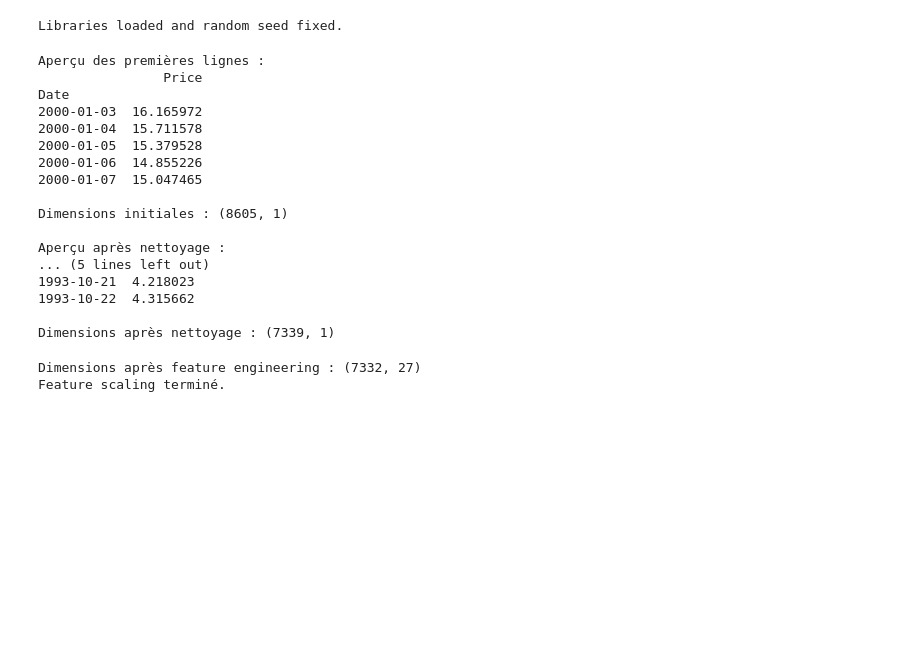
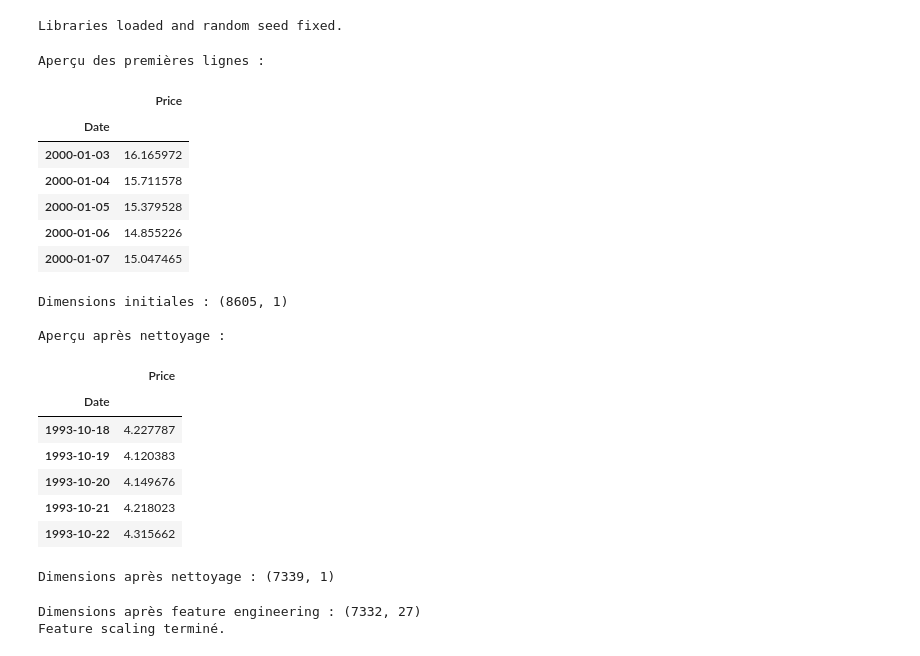
Before and after one commit to ugom2002/projet_DL, a Jupyter notebook: Projet_DL.ipynb, the cells around one changed output. Cells and saved outputs as stored; diff of their text form; code cells hidden in the pictures; blank space fills up the shorter version.

```diff
--- a/Projet_DL.ipynb
+++ b/Projet_DL.ipynb
@@ -58,51 +58,53 @@ Libraries loaded and random seed fixed.
 # URL des données
 url = "https://turinici.com/wp-content/uploads/cours/common/close_cac40_historical.csv"
 
 # Lecture du fichier CSV en ne chargeant que la colonne 'BNP.PA'
 df_raw = pd.read_csv(url, sep=";", usecols=["Date", "BNP.PA"])
 
 # Renommage des colonnes pour plus de clarté
 df_raw.rename(columns={"BNP.PA": "Price"}, inplace=True)
 
 # Conversion de la colonne 'Date' en format datetime (si ce n'est pas déjà le cas)
 df_raw['Date'] = pd.to_datetime(df_raw['Date'])
 
 # Définir la colonne 'Date' comme index
 df_raw.set_index("Date", inplace=True)
 
 # Affichage des premières lignes et dimensions
 print("\nAperçu des premières lignes :")
-print(df_raw.head())
+display(df_raw.head())
 print("\nDimensions initiales :", df_raw.shape)
 
 # Retirer les lignes contenant des NaN dans la colonne 'Price'
 df_raw.dropna(subset=["Price"], inplace=True)
 
 # Tri par index (date) pour s'assurer de l'ordre chronologique
 df_raw.sort_index(inplace=True)
 
 # Vérification après nettoyage
 print("\nAperçu après nettoyage :")
-print(df_raw.head())
+display(df_raw.head())
 print("\nDimensions après nettoyage :", df_raw.shape)
 # %% [output]
 Aperçu des premières lignes :
-                Price
-Date
-2000-01-03  16.165972
-2000-01-04  15.711578
-2000-01-05  15.379528
-2000-01-06  14.855226
-2000-01-07  15.047465
-
-Dimensions initiales : (8605, 1)
-
-Aperçu après nettoyage :
-... (5 lines left out)
-1993-10-21  4.218023
-1993-10-22  4.315662
-
-Dimensions après nettoyage : (7339, 1)
+|  | Price |
+| Date |  |
+| 2000-01-03 | 16.165972 |
+| 2000-01-04 | 15.711578 |
+| 2000-01-05 | 15.379528 |
+| 2000-01-06 | 14.855226 |
+| 2000-01-07 | 15.047465 |
+Dimensions initiales : (8605, 1)
+
+Aperçu après nettoyage :
+|  | Price |
+| Date |  |
+| 1993-10-18 | 4.227787 |
+| 1993-10-19 | 4.120383 |
+| 1993-10-20 | 4.149676 |
+| 1993-10-21 | 4.218023 |
+| 1993-10-22 | 4.315662 |
+Dimensions après nettoyage : (7339, 1)
 # %%
 # 2) Feature Engineering
 # ----------------------
```
